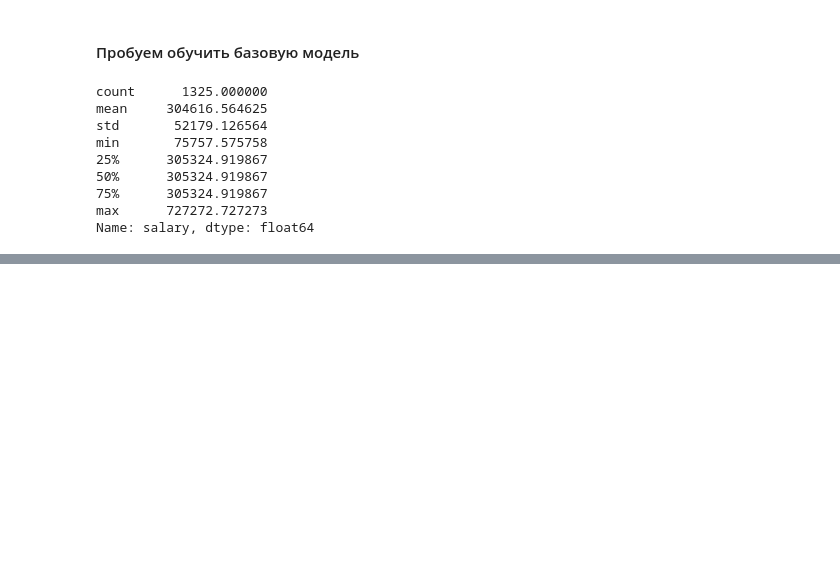
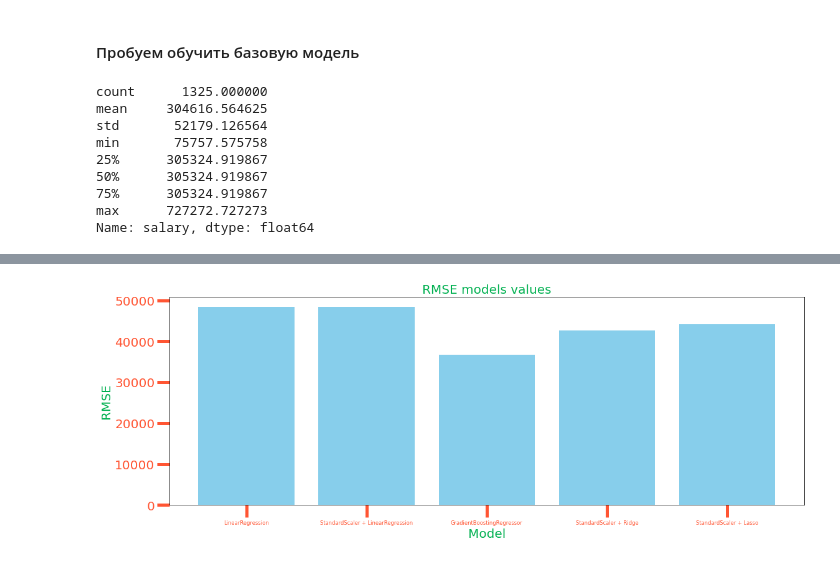
Before and after one commit to igortyulkin/d2sp, a Jupyter notebook: hw/task4/task4.ipynb, the cells around one changed output, grey strips where cells are left out. Drawn from its saved outputs; the diff is of its cells as text; code cells hidden in the pictures; blank space fills up the shorter version.

```diff
--- a/hw/task4/task4.ipynb
+++ b/hw/task4/task4.ipynb
@@ -561,7 +561,10 @@ Pipeline(steps=[('scaler', StandardScaler()), ('model', LinearRegression())])
 # %%
 y_pred = pipeline.predict(X_test)
-mse = mean_squared_error(y_test, y_pred)
-rmse = np.sqrt(mse)
+rmse = np.sqrt(mean_squared_error(y_test, y_pred))
+mape = mean_absolute_percentage_error(y_test, y_pred) * 100
 
 print(f'RMSE: {rmse}')
+print(f'MAPE: {mape}')
+
+learn_results.append({'model': 'LinearRegression', 'rmse': rmse, 'mape': mape})
 # %% [output]
@@ -568,0 +660,25 @@ RMSE: 46910.22726144677
+# %%
+pipeline = Pipeline([
+    ('scaler', StandardScaler()),
+    ('lasso', Lasso())
+])
+
+param_grid = {
+    'lasso__alpha': np.logspace(-4, 4, 10)
+}
+
+grid_search = GridSearchCV(pipeline, param_grid, cv=5, scoring='neg_mean_squared_error')
+grid_search.fit(X_train, y_train)
+best_params = grid_search.best_params_
+print(f'Лучшие параметры: {best_params}')
+y_pred = grid_search.predict(X_test)
+
+rmse = np.sqrt(mean_squared_error(y_test, y_pred))
+mape = mean_absolute_percentage_error(y_test, y_pred) * 100
+
+print(f'RMSE: {rmse}')
+print(f'MAPE: {mape}')
+
+mape = mean_absolute_percentage_error(y_test, y_pred) * 100
+
+learn_results.append({'model': 'StandardScaler + Lasso', 'rmse': rmse, 'mape': mape})
@@ -568,0 +691,3 @@ RMSE: 46910.22726144677
+# %%
+df = pd.DataFrame(learn_results)
+df
@@ -568,0 +701,12 @@ RMSE: 46910.22726144677
+# %%
+plt.figure(figsize=(16, 6))
+plt.bar(df['model'], df['rmse'], color='skyblue')
+plt.title('RMSE models values')
+plt.xlabel('Model')
+plt.ylabel('RMSE')
+plt.xticks(fontsize='small')
+
+plt.tight_layout()
+plt.show()
+# %% [output]
+[figure, added]
```
Also changed, not shown: parts of 15 cells of this notebook, 1 other file.
